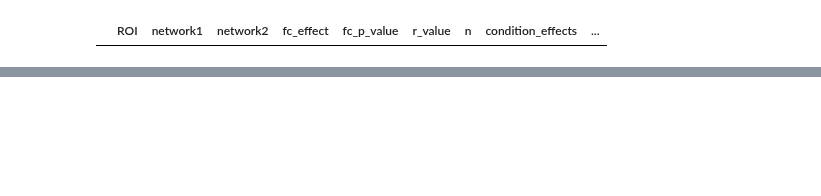
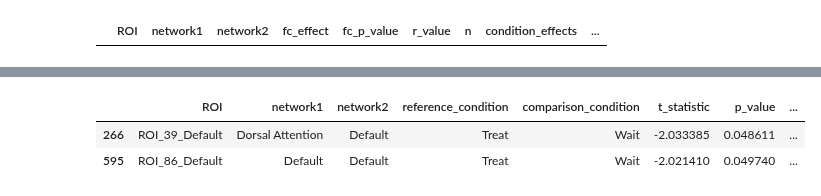
Before and after one commit to XiaoqianXiao/OCD_RO1, a Jupyter notebook: results_visualization_roi_to_network_schaefer.ipynb, the cells around one changed output, grey strips where cells are left out. Cells and saved outputs as stored; diff of their text form; code cells hidden in the pictures; blank space fills up the shorter version.

```diff
--- a/results_visualization_0906_roi_to_network.ipynb
+++ b/results_visualization_roi_to_network_schaefer.ipynb
@@ -167,6 +167,16 @@ condition_baseline_FC.sort_values(by='p_value', ascending=True).head(20)
 | 660 | ROI_95_Frontoparietal | Default | Frontoparietal | Treat | Wait | -1.968872 | 0.055427 | ... |
 | 603 | ROI_87_Dorsal Attention | Default | Dorsal Attention | Treat | Wait | -1.933532 | 0.059832 | ... |
 | 133 | ROI_20_Default | Somatomotor | Default | Treat | Wait | -1.930351 | 0.060283 | ... |
+# %%
+condition_baseline_FC.loc[
+    (condition_baseline_FC['network1'].isin(['Default', 'Dorsal Attention'])) &
+    (condition_baseline_FC['network2'].isin(['Default', 'Dorsal Attention'])) &
+    (condition_baseline_FC['p_value'] <= 0.05)
+]
+# %% [output]
+|  | ROI | network1 | network2 | reference_condition | comparison_condition | t_statistic | p_value | ... |
+| 266 | ROI_39_Default | Dorsal Attention | Default | Treat | Wait | -2.033385 | 0.048611 | ... |
+| 595 | ROI_86_Default | Default | Default | Treat | Wait | -2.021410 | 0.049740 | ... |
 # %%
 condition_followup_FC_file = os.path.join(data_dir, 'condition_followup_FC_schaefer_2018_100_7_2_roi_network_fc.csv')
 condition_followup_FC = pd.read_csv(condition_followup_FC_file)
```
Also changed, not shown: parts of 2 cells of this notebook, 5 other files.
